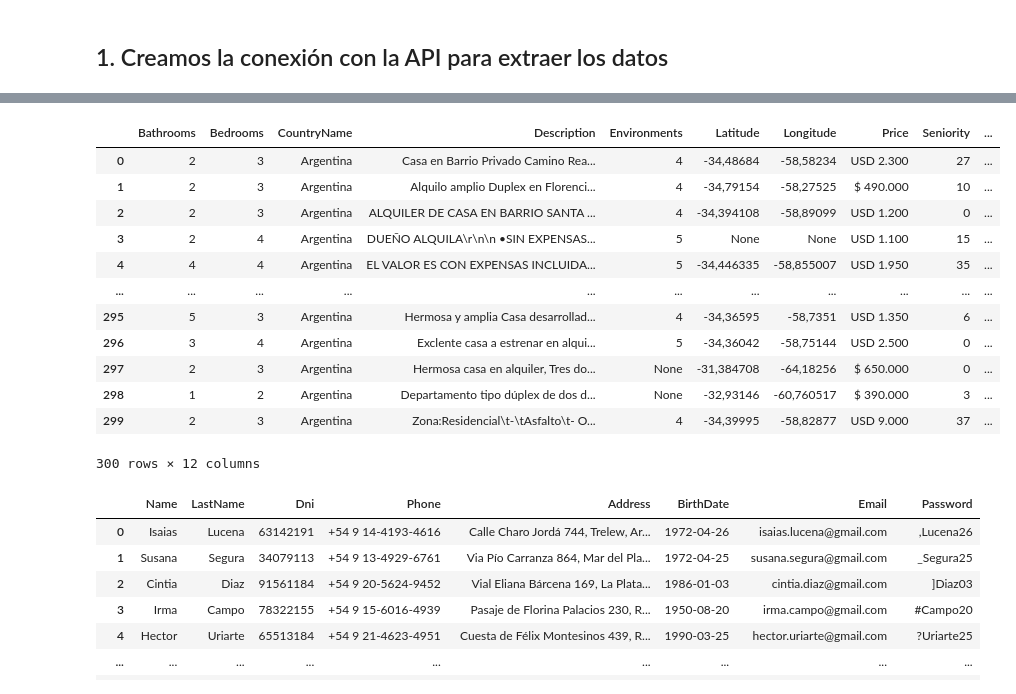
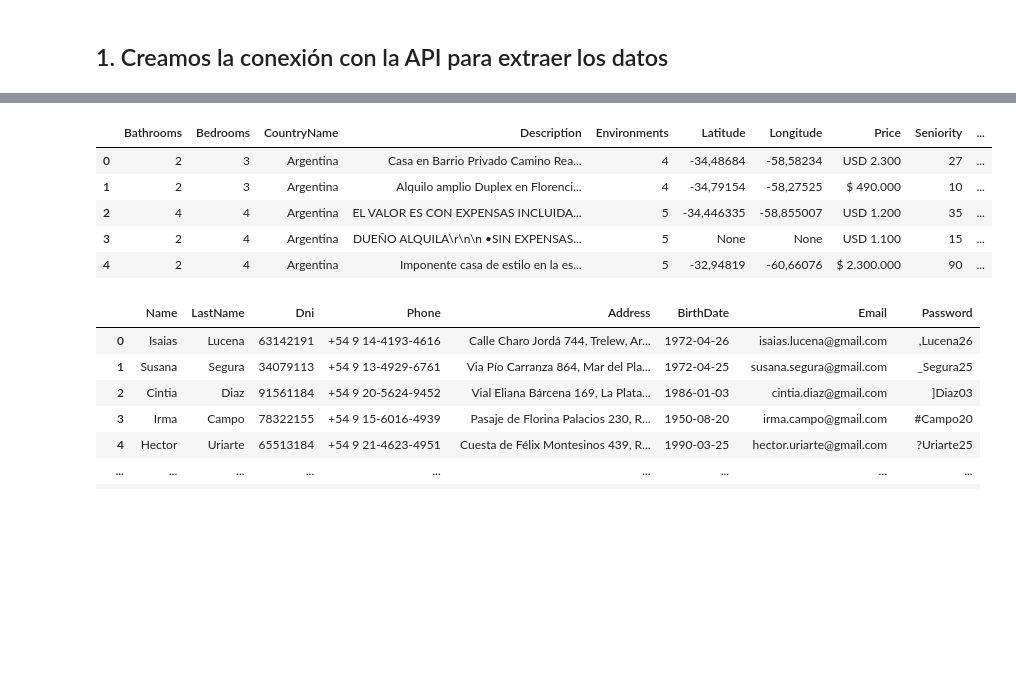
Before and after one commit to santiagobailleres/i004-reffindr-back-python, a Jupyter notebook: etl.ipynb, the cells around one changed output, grey strips where cells are left out. Drawn from its saved outputs; the diff is of its cells as text; code cells hidden in the pictures; blank space fills up the shorter version.

```diff
--- a/etl.ipynb
+++ b/etl.ipynb
@@ -25,19 +28,12 @@ Wall time: 1min 8s
 # %%
-df
+df.head()
 # %% [output]
 |  | Bathrooms | Bedrooms | CountryName | Description | Environments | Latitude | Longitude | Price | Seniority | ... |
 | 0 | 2 | 3 | Argentina | Casa en Barrio Privado Camino Rea... | 4 | -34,48684 | -58,58234 | USD 2.300 | 27 | ... |
 | 1 | 2 | 3 | Argentina | Alquilo amplio Duplex en Florenci... | 4 | -34,79154 | -58,27525 | $ 490.000 | 10 | ... |
-| 2 | 2 | 3 | Argentina | ALQUILER DE CASA EN BARRIO SANTA ... | 4 | -34,394108 | -58,89099 | USD 1.200 | 0 | ... |
+| 2 | 4 | 4 | Argentina | EL VALOR ES CON EXPENSAS INCLUIDA... | 5 | -34,446335 | -58,855007 | USD 1.200 | 35 | ... |
 | 3 | 2 | 4 | Argentina | DUEÑO ALQUILA\r\n\n •SIN EXPENSAS... | 5 | None | None | USD 1.100 | 15 | ... |
-| 4 | 4 | 4 | Argentina | EL VALOR ES CON EXPENSAS INCLUIDA... | 5 | -34,446335 | -58,855007 | USD 1.950 | 35 | ... |
-| ... | ... | ... | ... | ... | ... | ... | ... | ... | ... | ... |
-| 295 | 5 | 3 | Argentina | Hermosa y amplia Casa desarrollad... | 4 | -34,36595 | -58,7351 | USD 1.350 | 6 | ... |
-| 296 | 3 | 4 | Argentina | Exclente casa a estrenar en alqui... | 5 | -34,36042 | -58,75144 | USD 2.500 | 0 | ... |
-| 297 | 2 | 3 | Argentina | Hermosa casa en alquiler, Tres do... | None | -31,384708 | -64,18256 | $ 650.000 | 0 | ... |
-| 298 | 1 | 2 | Argentina | Departamento tipo dúplex de dos d... | None | -32,93146 | -60,760517 | $ 390.000 | 3 | ... |
-| 299 | 2 | 3 | Argentina | Zona:Residencial\t-\tAsfalto\t- O... | 4 | -34,39995 | -58,82877 | USD 9.000 | 37 | ... |
+| 4 | 2 | 4 | Argentina | Imponente casa de estilo en la es... | 5 | -32,94819 | -60,66076 | $ 2.300.000 | 90 | ... |
-300 rows × 12 columns
 # %%
 df_etl = df.copy()
 # %%
```
Also changed, not shown: parts of 13 cells of this notebook.
